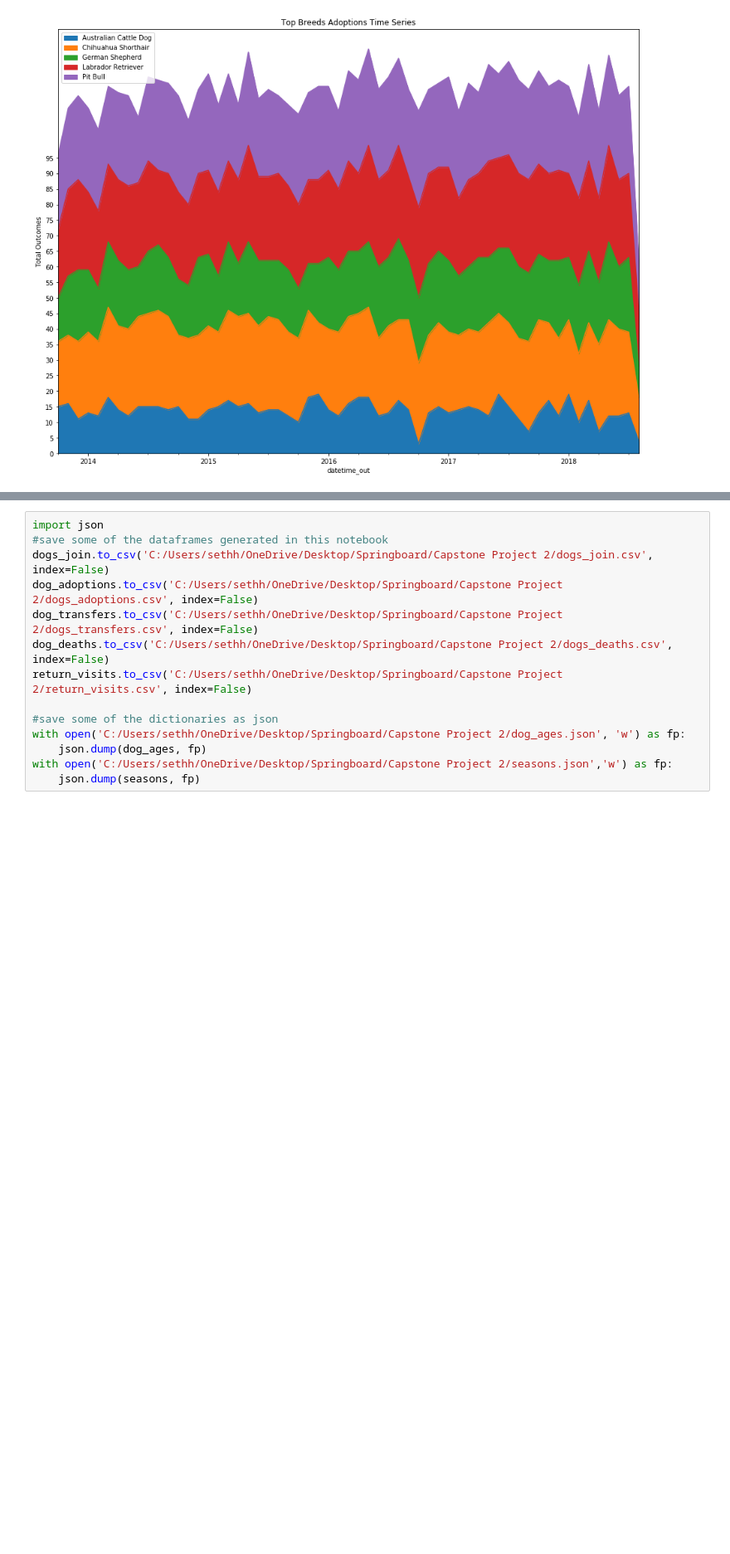
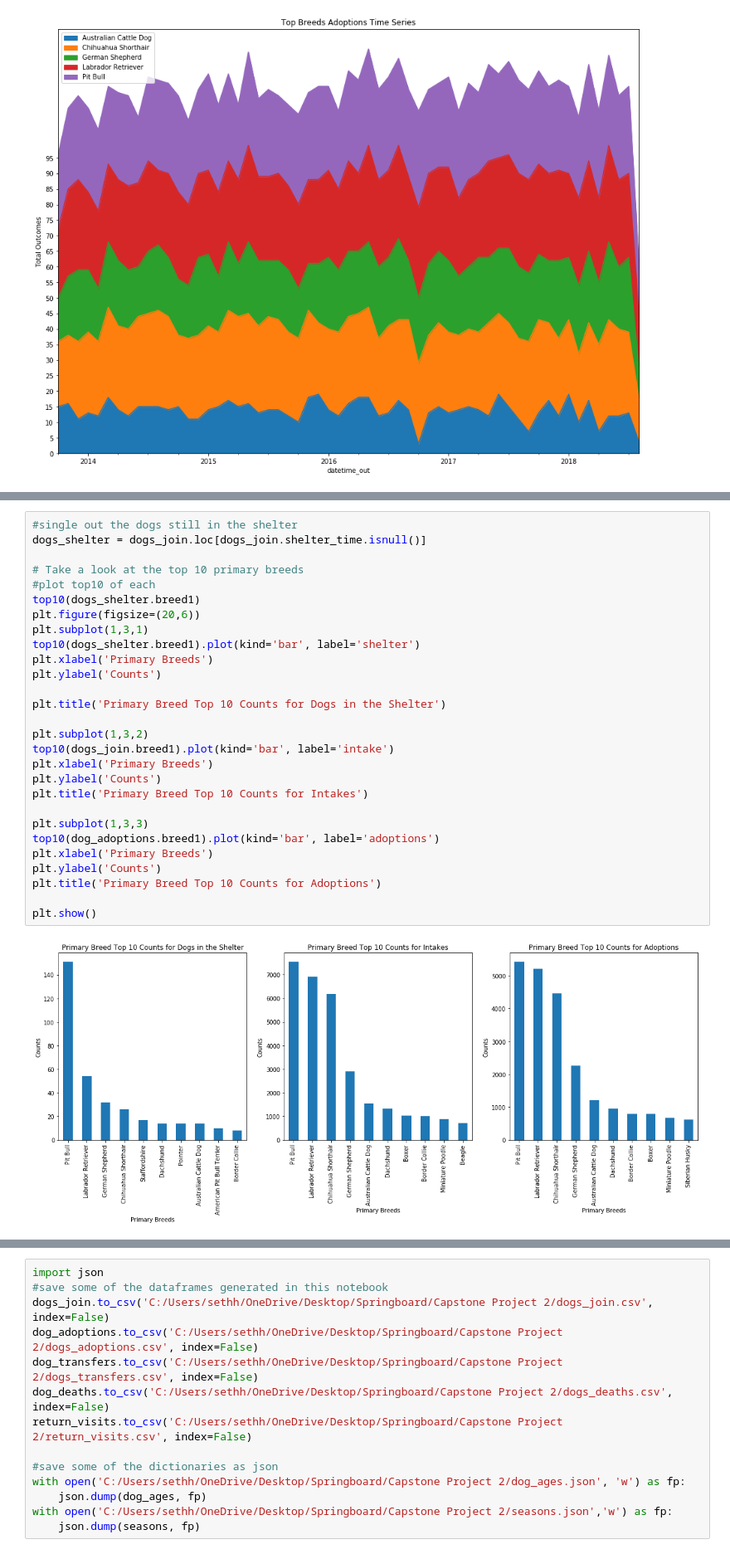
Before and after one commit to chill7627/Adoptable-Animals, a Jupyter notebook: IPYNBs/Adoptable Animals Exploratory Data Analysis.ipynb, the cells around one changed output, grey strips where cells are left out. Shown at 83% size. Cells and saved outputs as stored; diff of their text form; blank space fills up the shorter version.

```diff
--- a/IPYNBs/Adoptable Animals Exploratory Data Analysis.ipynb
+++ b/IPYNBs/Adoptable Animals Exploratory Data Analysis.ipynb
@@ -1115,0 +1129,30 @@ plt.show()
+# %%
+#single out the dogs still in the shelter
+dogs_shelter = dogs_join.loc[dogs_join.shelter_time.isnull()]
+
+# Take a look at the top 10 primary breeds
+#plot top10 of each
+top10(dogs_shelter.breed1)
+plt.figure(figsize=(20,6))
+plt.subplot(1,3,1)
+top10(dogs_shelter.breed1).plot(kind='bar', label='shelter')
+plt.xlabel('Primary Breeds')
+plt.ylabel('Counts')
+
+plt.title('Primary Breed Top 10 Counts for Dogs in the Shelter')
+
+plt.subplot(1,3,2)
+top10(dogs_join.breed1).plot(kind='bar', label='intake')
+plt.xlabel('Primary Breeds')
+plt.ylabel('Counts')
+plt.title('Primary Breed Top 10 Counts for Intakes')
+
+plt.subplot(1,3,3)
+top10(dog_adoptions.breed1).plot(kind='bar', label='adoptions')
+plt.xlabel('Primary Breeds')
+plt.ylabel('Counts')
+plt.title('Primary Breed Top 10 Counts for Adoptions')
+
+plt.show()
+# %% [output]
+[figure, added]
```
Also changed, not shown: parts of 11 cells of this notebook, 1 other file.
